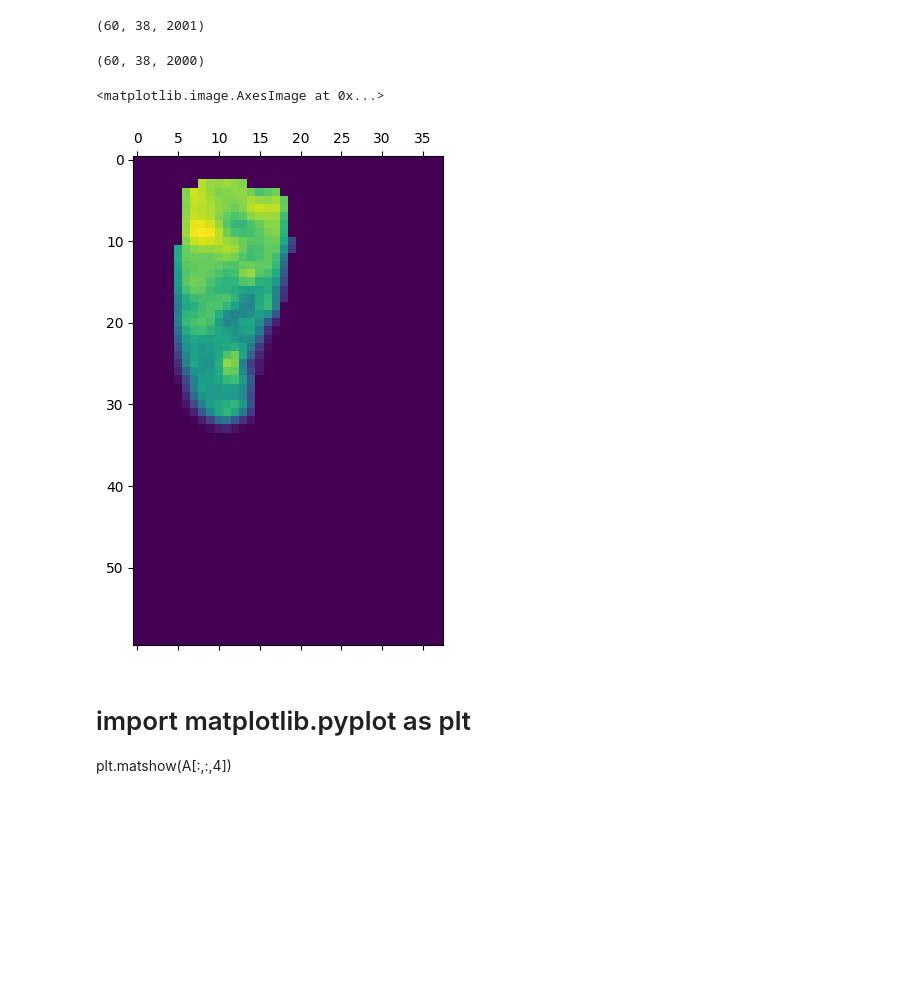
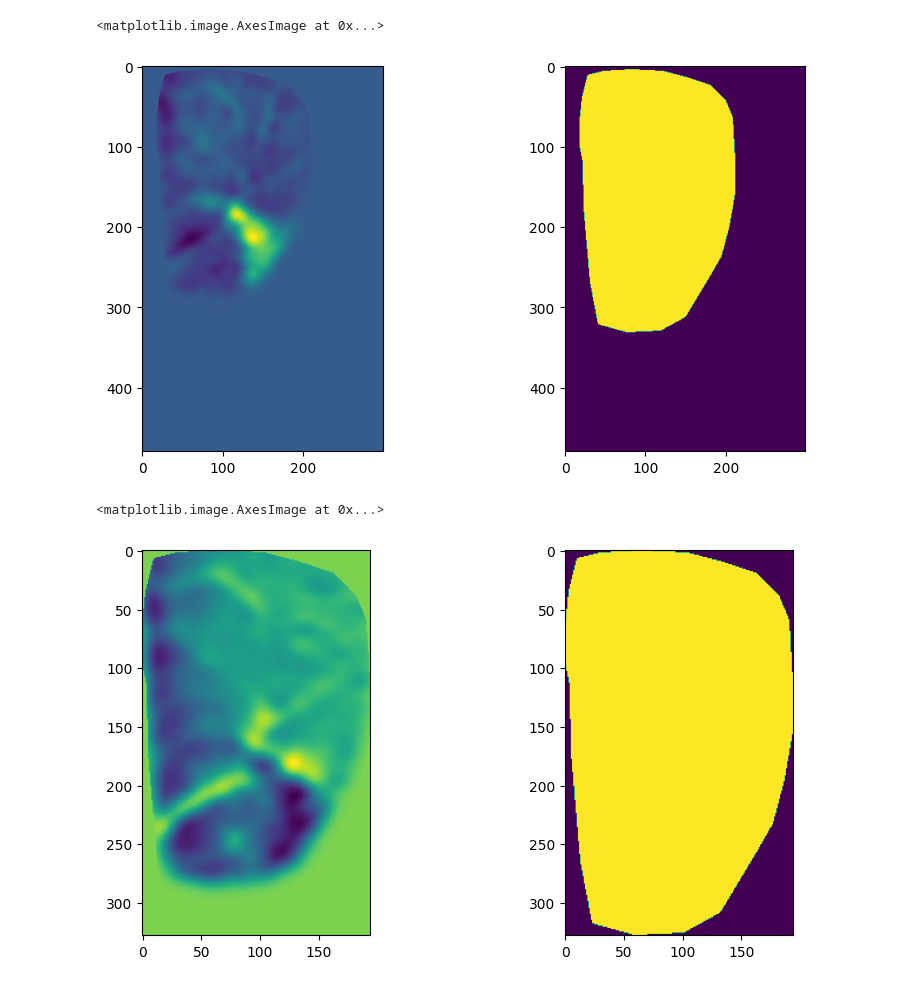
Before and after one commit to NeuroNetMem/pipeline_vsdi, a Jupyter notebook: notebooks/quickstart.ipynb, the cells around one changed output. Drawn from its saved outputs; the diff is of its cells as text; code cells hidden in the pictures; blank space fills up the shorter version.

```diff
--- a/notebooks/quickstart.ipynb
+++ b/notebooks/quickstart.ipynb
@@ -179,2 +8,5 @@ def read_and_downsample_vsdi(filename, stride, start_frame = 0, end_frame= None,
 # %%
-raw_file = '/Volumes/imaging1/morgane/neuronal_dataset/Cue_dataset/A02_Gaudi/day7/Block1_A02_d7_mc_27718fr_125Hz_480x300_Bandpass_Cheby_high_0.5_9FHz_D_F0_.raw'
+raw_file = '/Volumes/imaging1/morgane/neuronal_dataset/Cue_dataset/A02_Gaudi/day5/Block1_A02_d5_80101fr_125Hz_480x300_Bandpass_Cheby_high_0.5_9FHz_D_F0_.raw'
+mask_file = '/Volumes/imaging1/morgane/neuronal_dataset/Cue_dataset/A02_Gaudi/day5/Mask.tif'
+log_file  =
+lfp_file =
@@ -183,16 +13,14 @@ A = read_and_downsample_vsdi(raw_file,stride=8,end_frame=2001)
-# %%
-A.shape
-# %% [output]
-(60, 38, 2001)
-# %%
-B.shape
-# %% [output]
-(60, 38, 2000)
-# %%
-plt.matshow(B[:,:,1500])
-# %% [output]
-<matplotlib.image.AxesImage at 0x...>
-[figure, removed]
-# %% [markdown]
-# import matplotlib.pyplot as plt
-plt.matshow(A[:,:,4])
+# %%
+video = io.read_vsdi_file(raw_file,end_frame=1000)
+mask = io.read_mask_tifffile(mask_file)
+# %%
+plt.figure(figsize=(10,5))
+
+plt.subplot(1,2,1)
+plt.imshow(video[:,:,90])
+
+plt.subplot(1,2,2)
+plt.imshow(mask)
+# %% [output]
+<matplotlib.image.AxesImage at 0x...>
+[figure, added]
@@ -198,0 +29,11 @@ plt.matshow(A[:,:,4])
+# %%
+plt.figure(figsize=(10,5))
+
+plt.subplot(1,2,1)
+plt.imshow(cropped_video[:,:,100])
+
+plt.subplot(1,2,2)
+plt.imshow(cropped_mask)
+# %% [output]
+<matplotlib.image.AxesImage at 0x...>
+[figure, added]
```
Also changed, not shown: parts of 4 cells of this notebook, 8 other files.
